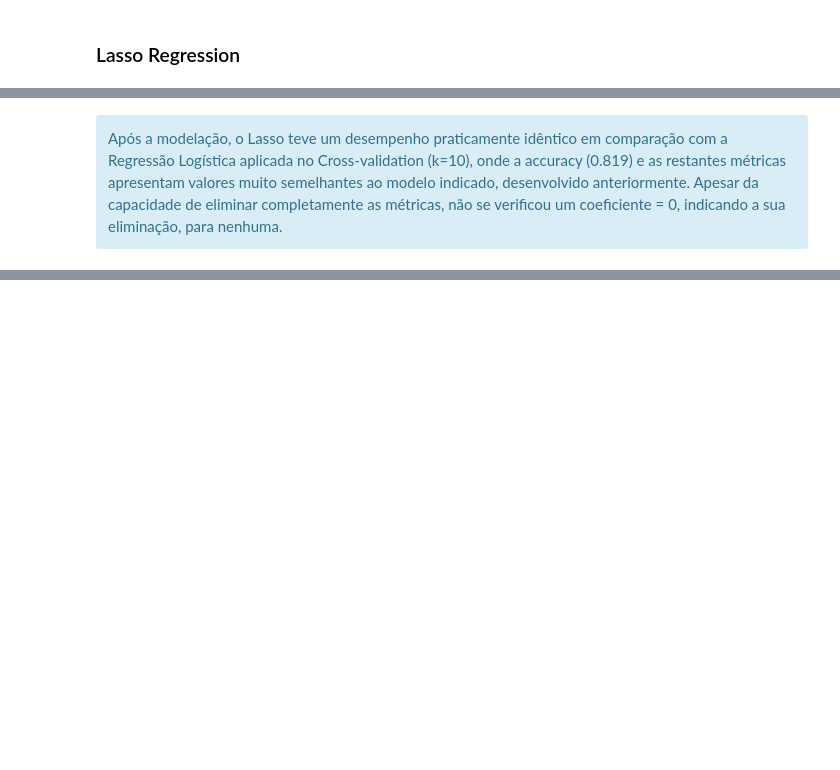
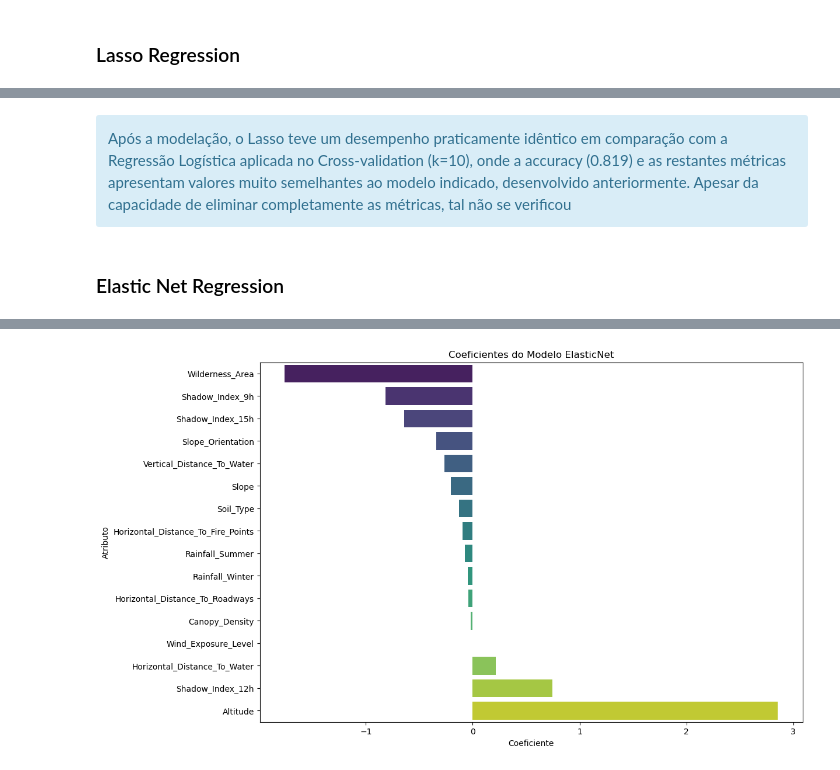
Before and after one commit to pedrocc03/APRAU_24_25_G23, a Jupyter notebook: Trabalho.ipynb, the cells around one changed output, grey strips where cells are left out. Cells and saved outputs as stored; diff of their text form; code cells hidden in the pictures; blank space fills up the shorter version.

Commit message:
Elastic Net

```diff
--- a/Trabalho.ipynb
+++ b/Trabalho.ipynb
@@ -1371,6 +1367,6 @@ Best alpha: 0.001
 # %%
 # Usar o melhor c (1/alpha) na LR com penalty L1, usando o Lasso na classificação
-best_lasso_model = LogisticRegression(penalty='l1', C=1/best_alpha, solver='liblinear')
+best_lasso_model = LR(penalty='l1', C=1/best_alpha, solver='liblinear')
 
 # Usar Cross-Validation com K=10 para fazer previsões
 kf = KFold(n_splits=10, shuffle=True, random_state=42)
@@ -1419,11 +1415,6 @@ plt.title('Coeficientes do Modelo Lasso')
 plt.xlabel('Coeficiente')
 plt.ylabel('Atributo')
 plt.show()
-
-# Show the metrics that were eliminated (i.e., coefficients that are zero)
-eliminated_metrics = sorted_coef_df[sorted_coef_df['Coeficiente'] == 0]
-print("\nAtributos Eliminados (Coeficiente = 0):")
-print(eliminated_metrics)
 # %% [output]
 Mean Accuracy: 0.819
 
@@ -1450,4 +1437,66 @@ Index: []
 # %% [markdown]
 <div class="alert alert-block alert-info">
-    <span>Após a modelação, o Lasso teve um desempenho praticamente idêntico em comparação com a Regressão Logística aplicada no Cross-validation (k=10), onde a accuracy (0.819) e as restantes métricas apresentam valores muito semelhantes ao modelo indicado, desenvolvido anteriormente. Apesar da capacidade de eliminar completamente as métricas, não se verificou um coeficiente = 0, indicando a sua eliminação, para nenhuma.</span><br>
+    <span>Após a modelação, o Lasso teve um desempenho praticamente idêntico em comparação com a Regressão Logística aplicada no Cross-validation (k=10), onde a accuracy (0.819) e as restantes métricas apresentam valores muito semelhantes ao modelo indicado, desenvolvido anteriormente. Apesar da capacidade de eliminar completamente as métricas, tal não se verificou</span><br>
 </div>
+# %% [markdown]
+### Elastic Net Regression
+# %%
+from sklearn.linear_model import ElasticNetCV, LogisticRegression
+
+# Define os valores de alpha e l1_ratio a serem testados
+alphas = [0.001, 0.01, 0.1, 1, 10, 50]
+l1_ratios = [0.1, 0.5, 0.7, 0.9, 0.95]
+
+# Inicializa o modelo ElasticNetCV para procurar os melhores valores de alpha e l1_ratio com K=10
+elastic_cv = ElasticNetCV(alphas=alphas, l1_ratio=l1_ratios, cv=10, max_iter=1000, random_state=42)
+
+# Ajusta o ElasticNetCV aos dados padronizados
+elastic_cv.fit(Xstd, y)
+
+# Guarda os melhores valores encontrados
+best_alpha = elastic_cv.alpha_
+best_l1_ratio = elastic_cv.l1_ratio_
+print(f"Melhor Alpha: {best_alpha}, Melhor L1_ratio: {best_l1_ratio}")
+
+# Inicializar o modelo de Regressão Logística com elasticnet e os melhores parâmetros encontrados
+best_elastic_model = LogisticRegression(penalty='elasticnet', solver='saga', C=1/best_alpha, l1_ratio=best_l1_ratio, max_iter=1000)
+
+# Cross-Validation com K=10 para fazer previsões e calcular a média da acurácia
+kf = KFold(n_splits=10, shuffle=True, random_state=42)
+mean_accuracy = cross_val_score(best_elastic_model, Xstd, y, cv=kf, scoring='accuracy').mean()
+print(f"Mean Accuracy: {mean_accuracy:.3f}")
+
+# Previsões com Cross-Validation para calcular a matriz de confusão e o relatório de classificação
+y_pred = cross_val_predict(best_elastic_model, Xstd, y, cv=kf)
+
+# Matriz de Confusão
+conf_matrix = confusion_matrix(y, y_pred, labels=np.unique(y))
+conf_matrix_df = pd.DataFrame(conf_matrix,
+                              index=[f'True_{label}' for label in np.unique(y)],
+                              columns=[f'Pred_{label}' for label in np.unique(y)])
+
+# Relatório de Classificação
+class_report = classification_report(y, y_pred)
+print("\nRelatório de Classificação:\n", class_report)
+print("Matriz de Confusão:\n", conf_matrix_df)
+
+# Treinar o modelo com todo o conjunto de dados para aceder os coeficientes
+best_elastic_model.fit(Xstd, y)
+coefficients = best_elastic_model.coef_[0]
+
+# Visualização dos Coeficientes
+coef_df = pd.DataFrame({'Atributo': X.columns, 'Coeficiente': coefficients})
+sorted_coef_df = coef_df.sort_values(by='Coeficiente')
+
+# Exibir os atributos com menor peso
+print("Atributos com Menor Peso:")
+print(sorted_coef_df.head(10))
+
+# Plotar os coeficientes
+plt.figure(figsize=(12, 8))
+sns.barplot(x='Coeficiente', y='Atributo', data=sorted_coef_df, palette='viridis')
+plt.title('Coeficientes do Modelo ElasticNet')
+plt.xlabel('Coeficiente')
+plt.ylabel('Atributo')
+plt.show()
+# %% [output]
@@ -1453,0 +1520 @@ Index: []
+[figure, added]
```
Also changed, not shown: parts of 8 cells of this notebook.
